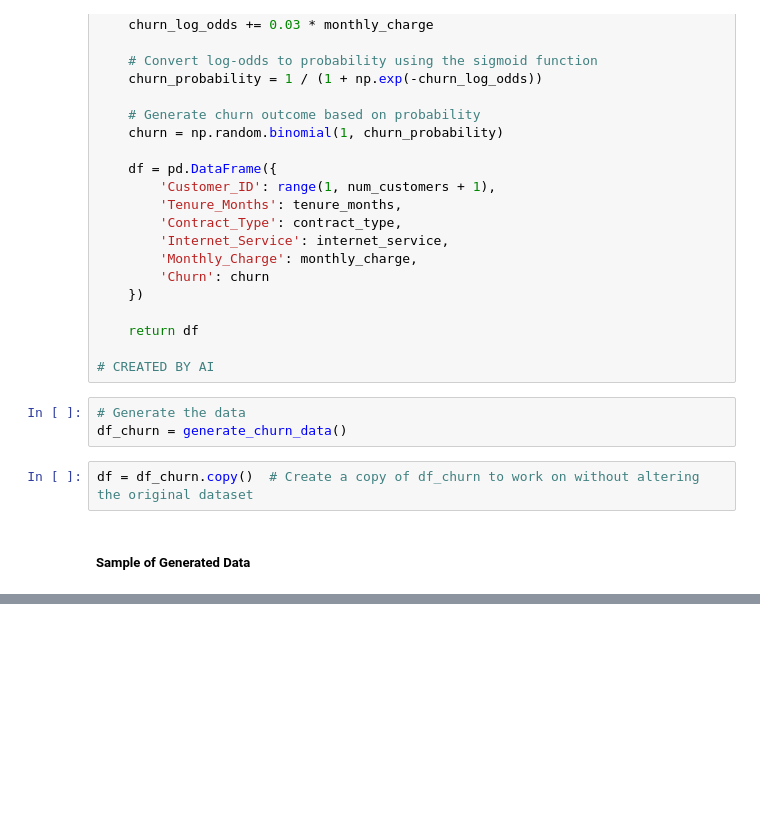
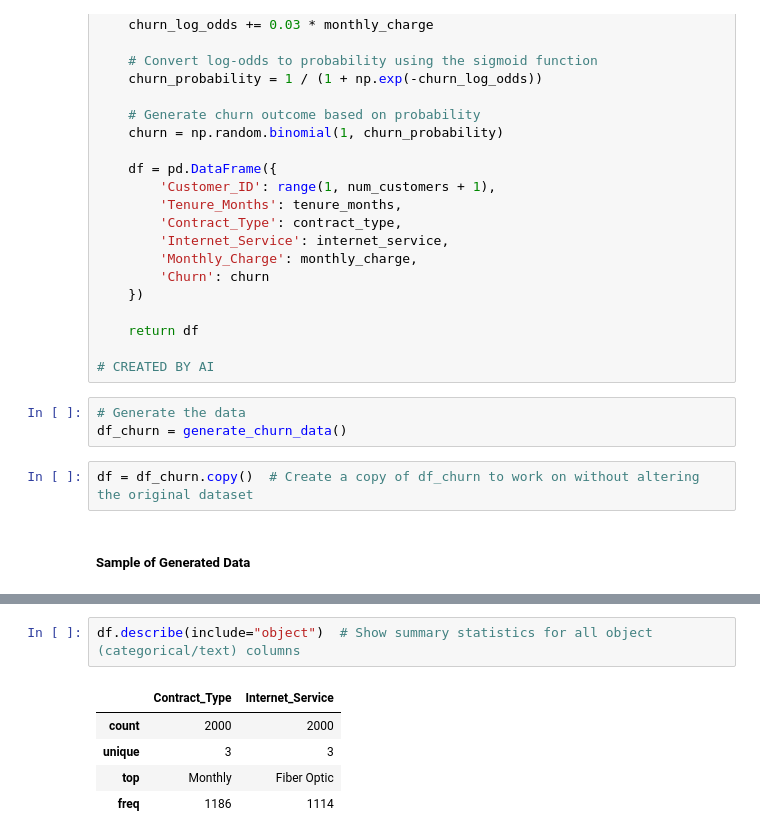
Before and after one commit to MaykInvest/Telecom-Customer-Churn-Analysis, a Jupyter notebook: analysis.ipynb, the cells around one changed output, grey strips where cells are left out. Saved outputs shown, nothing was run; the diff lists cells and outputs as text; blank space fills up the shorter version.

```diff
--- a/analysis.ipynb
+++ b/analysis.ipynb
@@ -222,0 +259,8 @@ df_churn.tail(15)  # Preview last 15 rows of the dataset
+# %%
+df.describe(include="object")  # Show summary statistics for all object (categorical/text) columns
+# %% [output]
+|  | Contract_Type | Internet_Service |
+| count | 2000 | 2000 |
+| unique | 3 | 3 |
+| top | Monthly | Fiber Optic |
+| freq | 1186 | 1114 |
```
Also changed, not shown: parts of 6 cells of this notebook.
